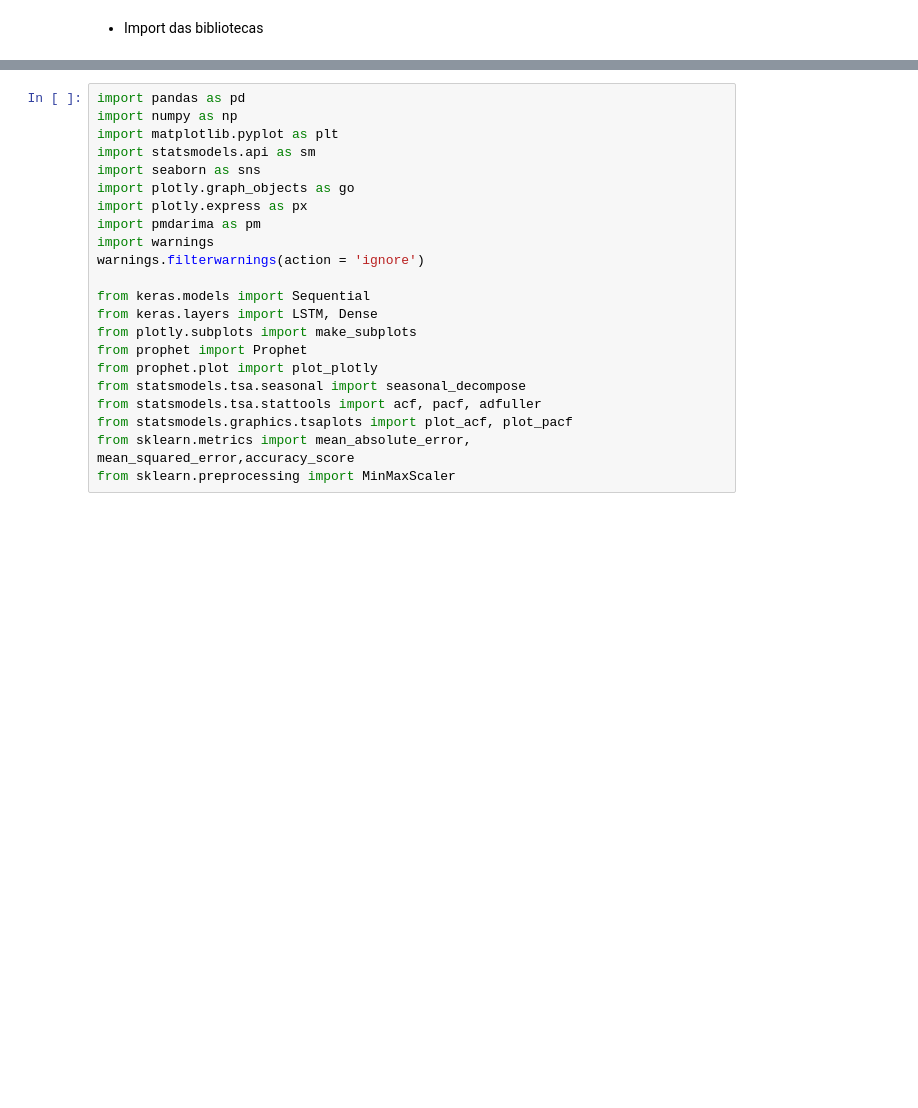
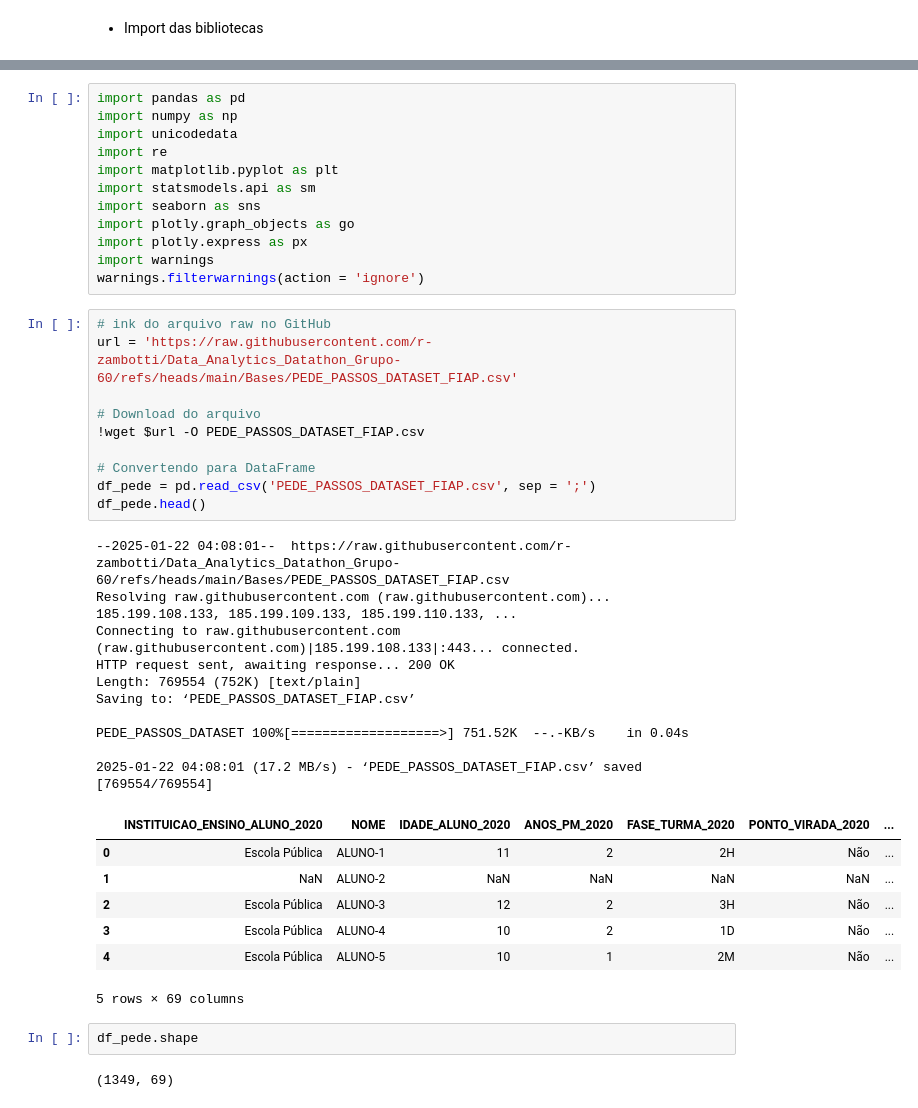
Before and after one commit to r-zambotti/Data_Analytics_Datathon_Grupo-60, a Jupyter notebook: Data_Analytics_Datathon_Grupo_60.ipynb, the cells around one changed output, grey strips where cells are left out. Drawn from its saved outputs; the diff is of its cells as text; blank space fills up the shorter version.

```diff
--- a/Data_Analytics_Datathon_Grupo_60.ipynb
+++ b/Data_Analytics_Datathon_Grupo_60.ipynb
@@ -28,22 +28,44 @@ Successfully installed pmdarima-2.0.4
 # %%
 import pandas as pd
 import numpy as np
+import unicodedata
+import re
 import matplotlib.pyplot as plt
 import statsmodels.api as sm
 import seaborn as sns
 import plotly.graph_objects as go
 import plotly.express as px
-import pmdarima as pm
 import warnings
 warnings.filterwarnings(action = 'ignore')
-
-from keras.models import Sequential
-from keras.layers import LSTM, Dense
-from plotly.subplots import make_subplots
-from prophet import Prophet
-from prophet.plot import plot_plotly
-from statsmodels.tsa.seasonal import seasonal_decompose
-from statsmodels.tsa.stattools import acf, pacf, adfuller
-from statsmodels.graphics.tsaplots import plot_acf, plot_pacf
-from sklearn.metrics import mean_absolute_error, mean_squared_error,accuracy_score
-from sklearn.preprocessing import MinMaxScaler
+# %%
+# ink do arquivo raw no GitHub
+url = 'https://raw.githubusercontent.com/r-zambotti/Data_Analytics_Datathon_Grupo-60/refs/heads/main/Bases/PEDE_PASSOS_DATASET_FIAP.csv'
+
+# Download do arquivo
+!wget $url -O PEDE_PASSOS_DATASET_FIAP.csv
+
+# Convertendo para DataFrame
+df_pede = pd.read_csv('PEDE_PASSOS_DATASET_FIAP.csv', sep = ';')
+df_pede.head()
+# %% [output]
+--2025-01-22 04:08:01--  https://raw.githubusercontent.com/r-zambotti/Data_Analytics_Datathon_Grupo-60/refs/heads/main/Bases/PEDE_PASSOS_DATASET_FIAP.csv
+Resolving raw.githubusercontent.com (raw.githubusercontent.com)... 185.199.108.133, 185.199.109.133, 185.199.110.133, ...
+Connecting to raw.githubusercontent.com (raw.githubusercontent.com)|185.199.108.133|:443... connected.
+HTTP request sent, awaiting response... 200 OK
+Length: 769554 (752K) [text/plain]
+Saving to: ‘PEDE_PASSOS_DATASET_FIAP.csv’
+
+PEDE_PASSOS_DATASET 100%[===================>] 751.52K  --.-KB/s    in 0.04s
+
+2025-01-22 04:08:01 (17.2 MB/s) - ‘PEDE_PASSOS_DATASET_FIAP.csv’ saved [769554/769554]
+|  | INSTITUICAO_ENSINO_ALUNO_2020 | NOME | IDADE_ALUNO_2020 | ANOS_PM_2020 | FASE_TURMA_2020 | PONTO_VIRADA_2020 | ... |
+| 0 | Escola Pública | ALUNO-1 | 11 | 2 | 2H | Não | ... |
+| 1 | NaN | ALUNO-2 | NaN | NaN | NaN | NaN | ... |
+| 2 | Escola Pública | ALUNO-3 | 12 | 2 | 3H | Não | ... |
+| 3 | Escola Pública | ALUNO-4 | 10 | 2 | 1D | Não | ... |
+| 4 | Escola Pública | ALUNO-5 | 10 | 1 | 2M | Não | ... |
+5 rows × 69 columns
+# %%
+df_pede.shape
+# %% [output]
+(1349, 69)
```
Also changed, not shown: parts of 6 cells of this notebook.
